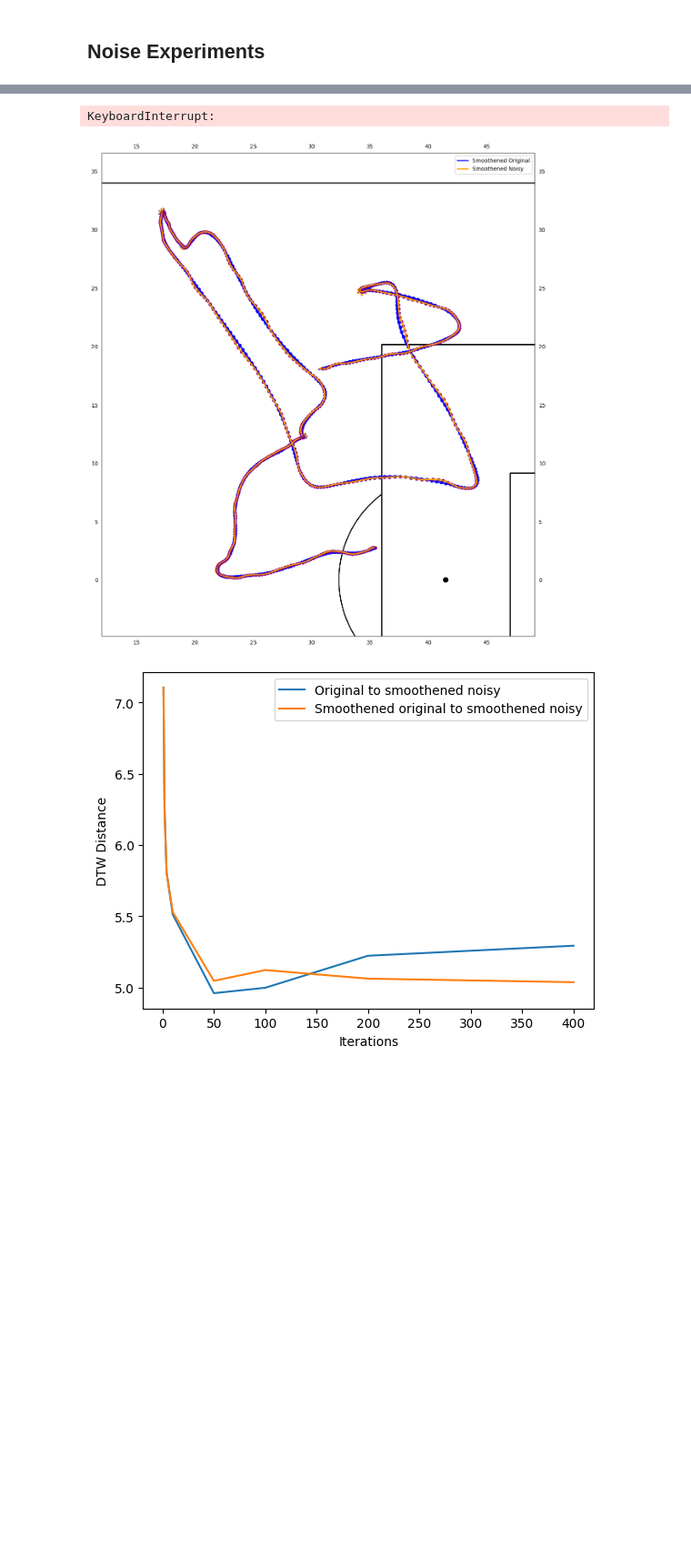
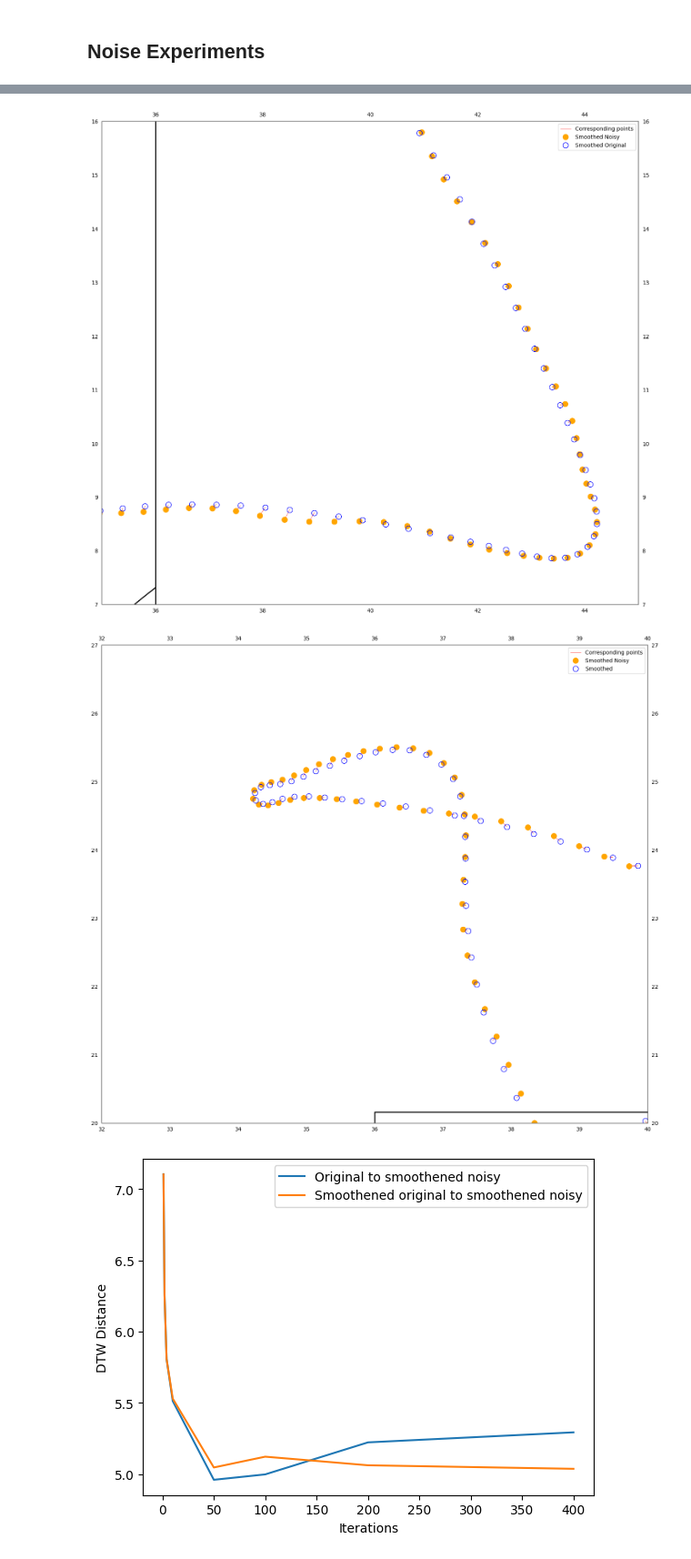
Before and after one commit to AdamSuma/TrackingDataSmoothing, a Jupyter notebook: src/timeSeriesAnalysis.ipynb, the cells around one changed output, grey strips where cells are left out. Shown at 91% size. Cells and saved outputs as stored; diff of their text form; code cells hidden in the pictures; blank space fills up the shorter version.

```diff
--- a/src/timeSeriesAnalysis.ipynb
+++ b/src/timeSeriesAnalysis.ipynb
@@ -190,7 +257,8 @@ its = [
     90,
     100,
     110,
-    120
+    120,
+    200,
 ]
 
 
@@ -199,6 +267,10 @@ for it in its:
     smoothSparseTrajs.append(performSmoothing(sparseTraj, it))
 
 isolatedTraj = pd.DataFrame(isolatedTraj)
+isolatedTraj.columns = ['x', 'y', 'speed', 'time', 'frame_id']
+isolatedTraj['object_id'] = playerID
+isolatedTraj.columns = ['x', 'y', 'speed', 'time', 'frame_id', 'object_id']
+
 sparseTraj = pd.DataFrame(sparseTraj)
 # %% [output]
 102835
@@ -857,43 +941,46 @@ def reformatDF(df):
     return df
 # %%
 smoothNoisyDFs = [
-    performSmoothing(noisyTraj[['x', 'y', 'speed', 'time', 'frame_id']].values.tolist(), 1),
-    performSmoothing(noisyTraj[['x', 'y', 'speed', 'time', 'frame_id']].values.tolist(), 2),
-    performSmoothing(noisyTraj[['x', 'y', 'speed', 'time', 'frame_id']].values.tolist(), 4),
-    performSmoothing(noisyTraj[['x', 'y', 'speed', 'time', 'frame_id']].values.tolist(), 10),
+    # performSmoothing(noisyTraj[['x', 'y', 'speed', 'time', 'frame_id']].values.tolist(), 1),
+    # performSmoothing(noisyTraj[['x', 'y', 'speed', 'time', 'frame_id']].values.tolist(), 2),
+    # performSmoothing(noisyTraj[['x', 'y', 'speed', 'time', 'frame_id']].values.tolist(), 4),
+    # performSmoothing(noisyTraj[['x', 'y', 'speed', 'time', 'frame_id']].values.tolist(), 10),
     performSmoothing(noisyTraj[['x', 'y', 'speed', 'time', 'frame_id']].values.tolist(), 50),
-    performSmoothing(noisyTraj[['x', 'y', 'speed', 'time', 'frame_id']].values.tolist(), 100),
-    performSmoothing(noisyTraj[['x', 'y', 'speed', 'time', 'frame_id']].values.tolist(), 200),
-    performSmoothing(noisyTraj[['x', 'y', 'speed', 'time', 'frame_id']].values.tolist(), 400),
+    # performSmoothing(noisyTraj[['x', 'y', 'speed', 'time', 'frame_id']].values.tolist(), 100),
+    # performSmoothing(noisyTraj[['x', 'y', 'speed', 'time', 'frame_id']].values.tolist(), 200),
+    # performSmoothing(noisyTraj[['x', 'y', 'speed', 'time', 'frame_id']].values.tolist(), 400),
     # performSmoothing(noisyTraj[['x', 'y', 'speed', 'time', 'frame_id']].values.tolist(), 600),
     # performSmoothing(noisyTraj[['x', 'y', 'speed', 'time', 'frame_id']].values.tolist(), 800),
-    performSmoothing(noisyTraj[['x', 'y', 'speed', 'time', 'frame_id']].values.tolist(), 2000),
+    # performSmoothing(noisyTraj[['x', 'y', 'speed', 'time', 'frame_id']].values.tolist(), 2000),
 ]
 
 smoothDFs = [
-    performSmoothing(isolatedTraj[['x', 'y', 'speed', 'time', 'frame_id']].values.tolist(), 1),
-    performSmoothing(isolatedTraj[['x', 'y', 'speed', 'time', 'frame_id']].values.tolist(), 2),
-    performSmoothing(isolatedTraj[['x', 'y', 'speed', 'time', 'frame_id']].values.tolist(), 4),
-    performSmoothing(isolatedTraj[['x', 'y', 'speed', 'time', 'frame_id']].values.tolist(), 10),
+    # performSmoothing(isolatedTraj[['x', 'y', 'speed', 'time', 'frame_id']].values.tolist(), 1),
+    # performSmoothing(isolatedTraj[['x', 'y', 'speed', 'time', 'frame_id']].values.tolist(), 2),
+    # performSmoothing(isolatedTraj[['x', 'y', 'speed', 'time', 'frame_id']].values.tolist(), 4),
+    # performSmoothing(isolatedTraj[['x', 'y', 'speed', 'time', 'frame_id']].values.tolist(), 10),
     performSmoothing(isolatedTraj[['x', 'y', 'speed', 'time', 'frame_id']].values.tolist(), 50),
-    performSmoothing(isolatedTraj[['x', 'y', 'speed', 'time', 'frame_id']].values.tolist(), 100),
-    performSmoothing(isolatedTraj[['x', 'y', 'speed', 'time', 'frame_id']].values.tolist(), 200),
-    performSmoothing(isolatedTraj[['x', 'y', 'speed', 'time', 'frame_id']].values.tolist(), 400),
-    performSmoothing(isolatedTraj[['x', 'y', 'speed', 'time', 'frame_id']].values.tolist(), 2000),
+    # performSmoothing(isolatedTraj[['x', 'y', 'speed', 'time', 'frame_id']].values.tolist(), 100),
+    # performSmoothing(isolatedTraj[['x', 'y', 'speed', 'time', 'frame_id']].values.tolist(), 200),
+    # performSmoothing(isolatedTraj[['x', 'y', 'speed', 'time', 'frame_id']].values.tolist(), 400),
+    # performSmoothing(isolatedTraj[['x', 'y', 'speed', 'time', 'frame_id']].values.tolist(), 2000),
 ]
-its = [1, 2, 4, 10, 50, 100, 200, 400,
+its = [
+    # 1, 2, 4, 10,
+    50,
+    # 100, 200, 400,
         # 200, 400, 600, 800, 1000
     ]
-# %% [output]
-KeyboardInterrupt:
 # %%
-plotMovements(playerID, [reformatDF(pd.DataFrame(smoothDFs[4])), reformatDF(pd.DataFrame(smoothNoisyDFs[4]))], start_frame, end_frame, labels=['Smoothened Original', 'Smoothened Noisy'])
-isoDF = pd.DataFrame(isolatedTraj)
-isoDF
-isoDF = isoDF[['x', 'y', 'speed', 'time', 'frame_id']]
+plotMovements(playerID, [reformatDF(pd.DataFrame(smoothNoisyDFs[0])), reformatDF(pd.DataFrame(smoothDFs[0]))], start_frame, end_frame, labels=['Smoothed Noisy', 'Smoothed Original'],
+               windowp=[35, 45, 7, 16])
+
+plotMovements(playerID, [reformatDF(pd.DataFrame(smoothNoisyDFs[0])), reformatDF(pd.DataFrame(smoothDFs[0]))], start_frame, end_frame, labels=['Smoothed Noisy', 'Smoothed'],
+               windowp=[32, 40, 20, 27])
 # plotMovements(playerID, [reformatDF(isoDF), reformatDF(pd.DataFrame(smoothDFs[-3]))], start_frame, end_frame, labels=['Original', 'Smooth'])
 # %% [output]
-[figure, old version]
+[figure, new version]
+[figure, added]
 # %%
 plt.plot(its[:8], list(map(lambda x: getDTWDistance(isolatedTraj, reformatDF(pd.DataFrame(x))), smoothNoisyDFs))[:8], label='Original to smoothened noisy')
 plt.plot(its[:8], list(map(lambda x: getDTWDistance(reformatDF(pd.DataFrame(x[1])), reformatDF(pd.DataFrame(smoothNoisyDFs[x[0]]))), enumerate(smoothDFs)))[:8], label='Smoothened original to smoothened noisy')
```
Also changed, not shown: parts of 9 cells of this notebook, 9 other files.
